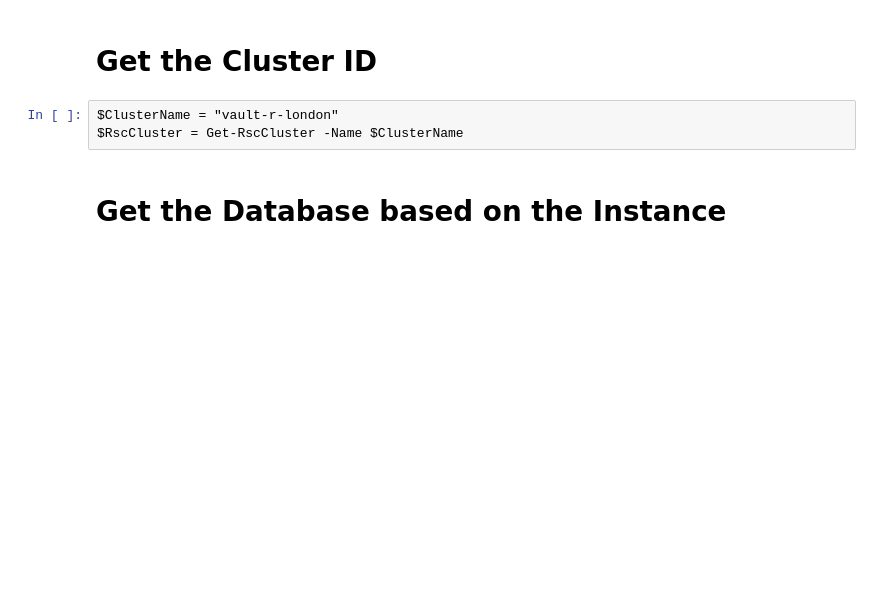
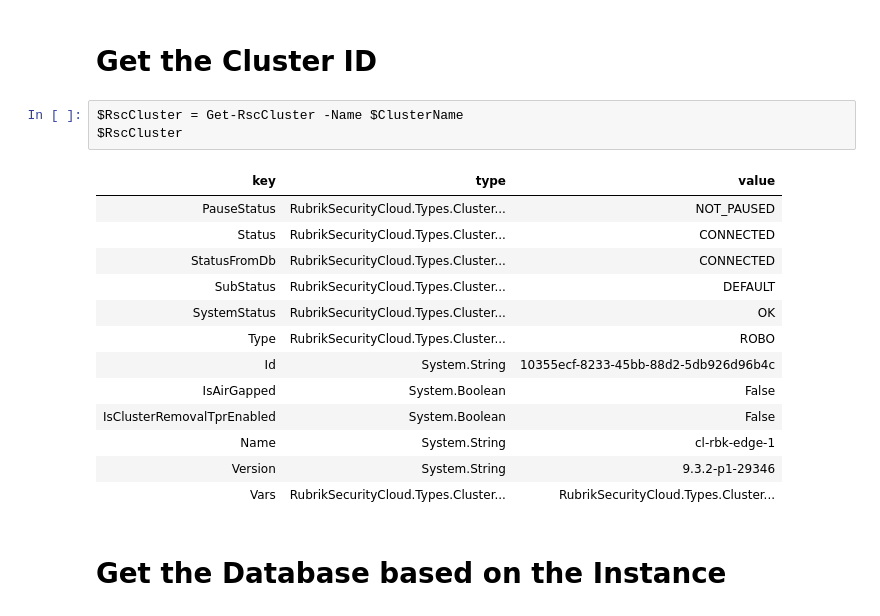
Before and after one commit to clumnah/Operationalize-MSSQL-Backups-With-Rubrik-Security-Cloud, a Jupyter notebook: content/New-RscMssqlSnapshot.ipynb, the cells around one changed output. Drawn from its saved outputs; the diff is of its cells as text; blank space fills up the shorter version.

```diff
--- a/content/New-RscMssqlSnapshot.ipynb
+++ b/content/New-RscMssqlSnapshot.ipynb
@@ -33,8 +39,22 @@ RubrikSecurityCloud.PowerShell.Models.RscPsSessionInfo
 # %% [markdown]
 # Get the Cluster ID
 # %%
-$ClusterName = "vault-r-london"
 $RscCluster = Get-RscCluster -Name $ClusterName
+$RscCluster
+# %% [output]
+| key | type | value |
+| PauseStatus | RubrikSecurityCloud.Types.Cluster... | NOT_PAUSED |
+| Status | RubrikSecurityCloud.Types.Cluster... | CONNECTED |
+| StatusFromDb | RubrikSecurityCloud.Types.Cluster... | CONNECTED |
+| SubStatus | RubrikSecurityCloud.Types.Cluster... | DEFAULT |
+| SystemStatus | RubrikSecurityCloud.Types.Cluster... | OK |
+| Type | RubrikSecurityCloud.Types.Cluster... | ROBO |
+| Id | System.String | 10355ecf-8233-45bb-88d2-5db926d96b4c |
+| IsAirGapped | System.Boolean | False |
+| IsClusterRemovalTprEnabled | System.Boolean | False |
+| Name | System.String | cl-rbk-edge-1 |
+| Version | System.String | 9.3.2-p1-29346 |
+| Vars | RubrikSecurityCloud.Types.Cluster... | RubrikSecurityCloud.Types.Cluster... |
 # %% [markdown]
 # Get the Database based on the Instance
 # %% [markdown]
```
Also changed, not shown: parts of 7 cells of this notebook, 3 other files.
